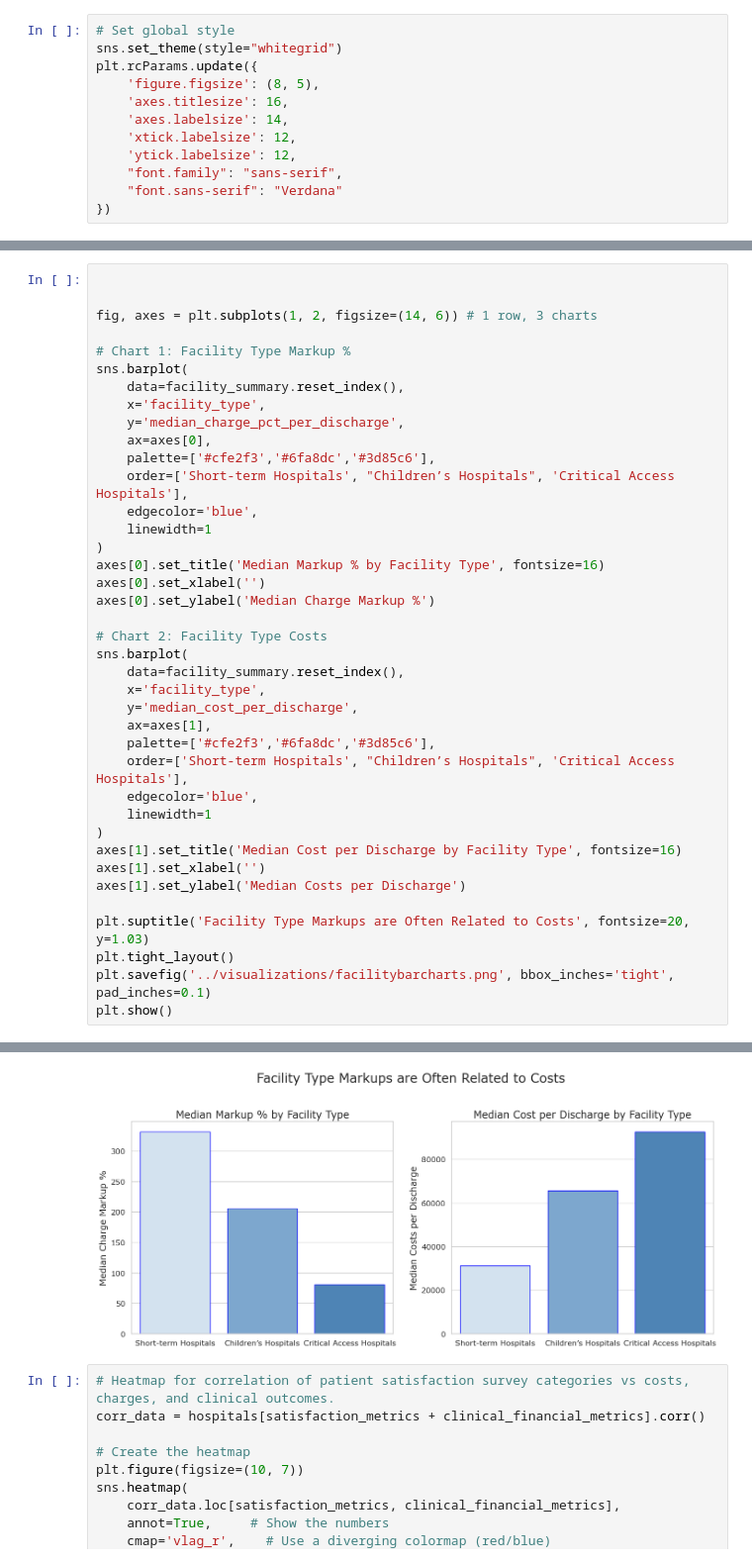
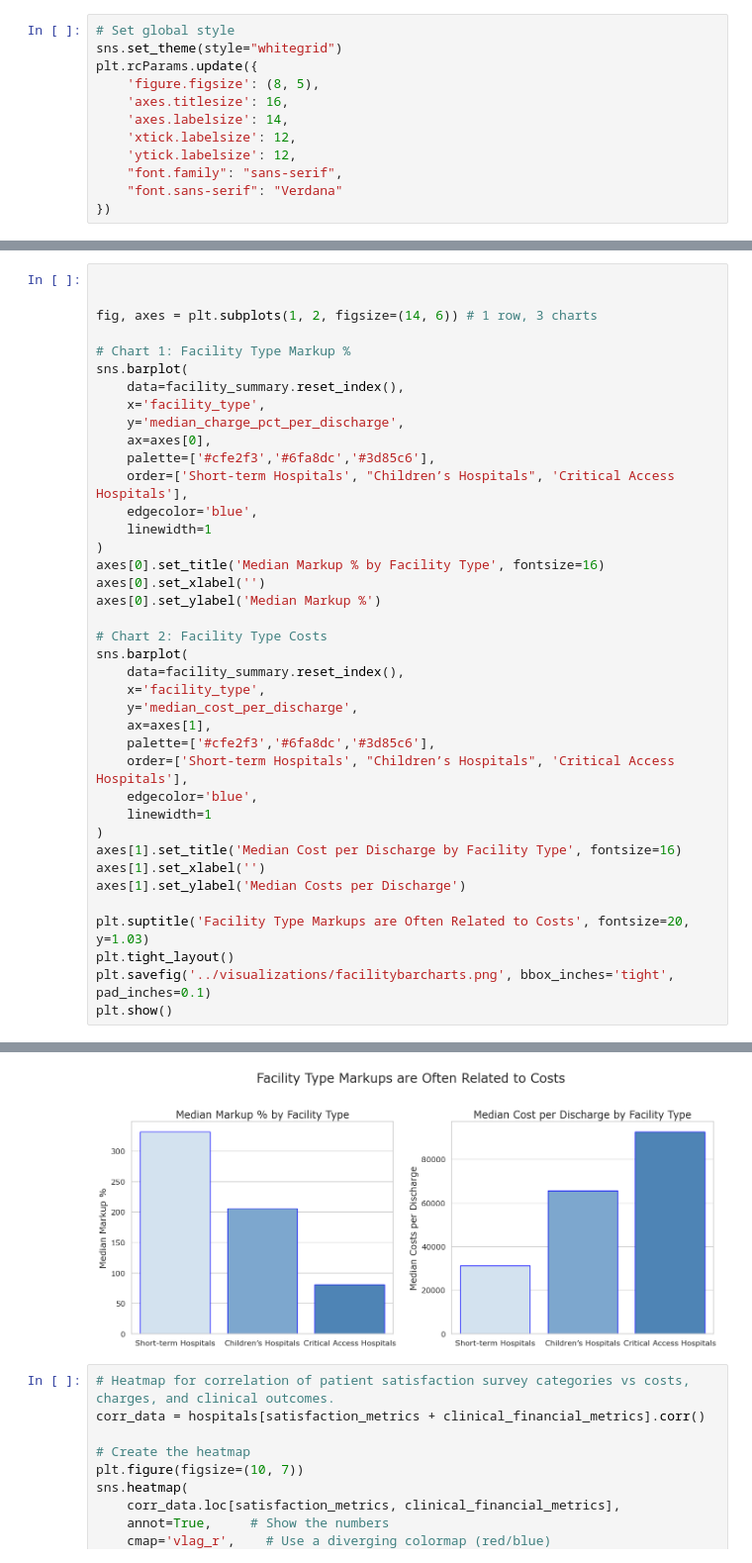
Before and after one commit to kjaques/hospital-financial-and-quality-performance, a Jupyter notebook: notebooks/analysis.ipynb, the cells around one changed output, grey strips where cells are left out. Shown at 99% size. Drawn from its saved outputs; the diff is of its cells as text.

```diff
--- a/notebooks/analysis.ipynb
+++ b/notebooks/analysis.ipynb
@@ -512,36 +517,36 @@ sns.barplot(
 )
 axes[0].set_title('Median Markup % by Facility Type', fontsize=16)
 axes[0].set_xlabel('')
-axes[0].set_ylabel('Median Charge Markup %')
+axes[0].set_ylabel('Median Markup %')
 
 # Chart 2: Facility Type Costs
 sns.barplot(
     data=facility_summary.reset_index(),
     x='facility_type',
     y='median_cost_per_discharge',
     ax=axes[1],
     palette=['#cfe2f3','#6fa8dc','#3d85c6'],
     order=['Short-term Hospitals', "Children’s Hospitals", 'Critical Access Hospitals'],
     edgecolor='blue',
     linewidth=1
 )
 axes[1].set_title('Median Cost per Discharge by Facility Type', fontsize=16)
 axes[1].set_xlabel('')
 axes[1].set_ylabel('Median Costs per Discharge')
 
 plt.suptitle('Facility Type Markups are Often Related to Costs', fontsize=20, y=1.03)
 plt.tight_layout()
 plt.savefig('../visualizations/facilitybarcharts.png', bbox_inches='tight', pad_inches=0.1)
 plt.show()
 # %% [output]
 Passing `palette` without assigning `hue` is deprecated and will be removed in v0.14.0. Assign the `x` variable to `hue` and set `legend=False` for the same effect.
 
   sns.barplot(
 
 Passing `palette` without assigning `hue` is deprecated and will be removed in v0.14.0. Assign the `x` variable to `hue` and set `legend=False` for the same effect.
 
   sns.barplot(
-[figure, old version]
+[figure, new version]
 # %%
 # Heatmap for correlation of patient satisfaction survey categories vs costs, charges, and clinical outcomes.
 corr_data = hospitals[satisfaction_metrics + clinical_financial_metrics].corr()
```
Also changed, not shown: parts of 3 cells of this notebook, 6 other files.
